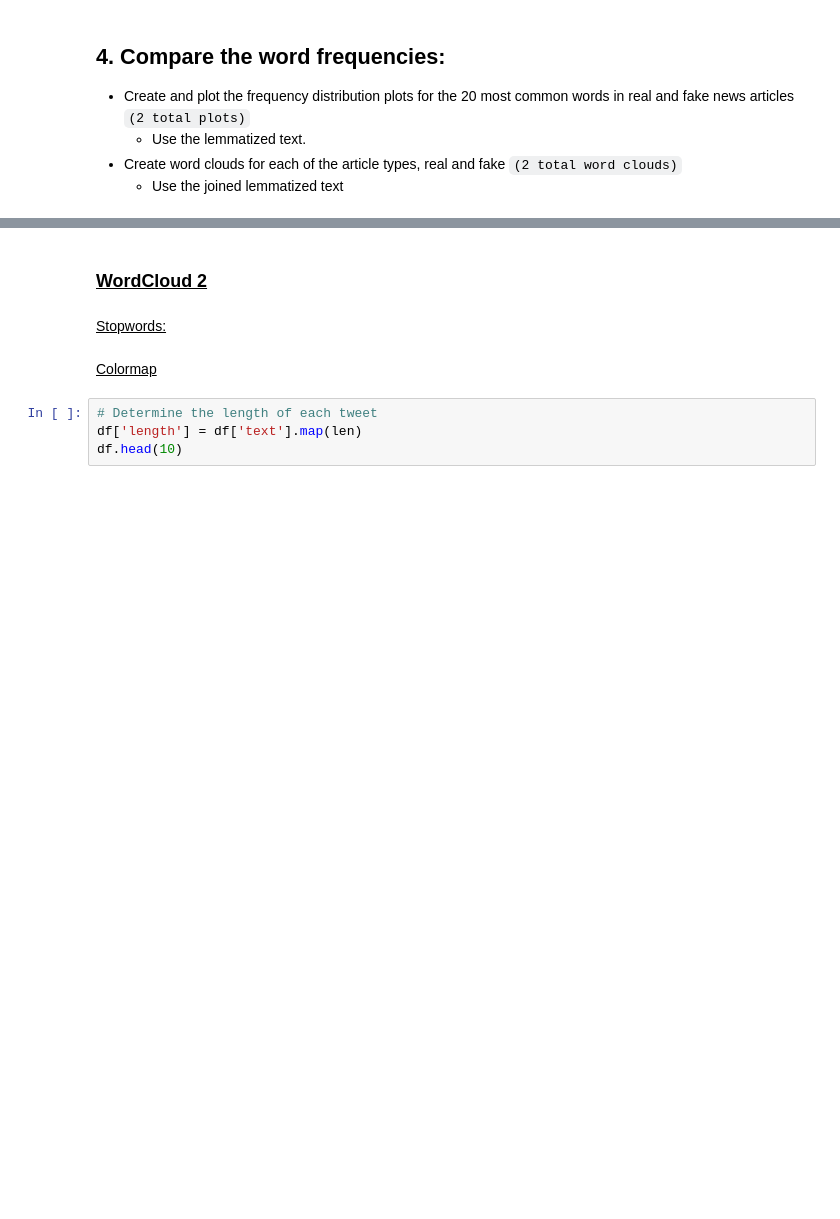
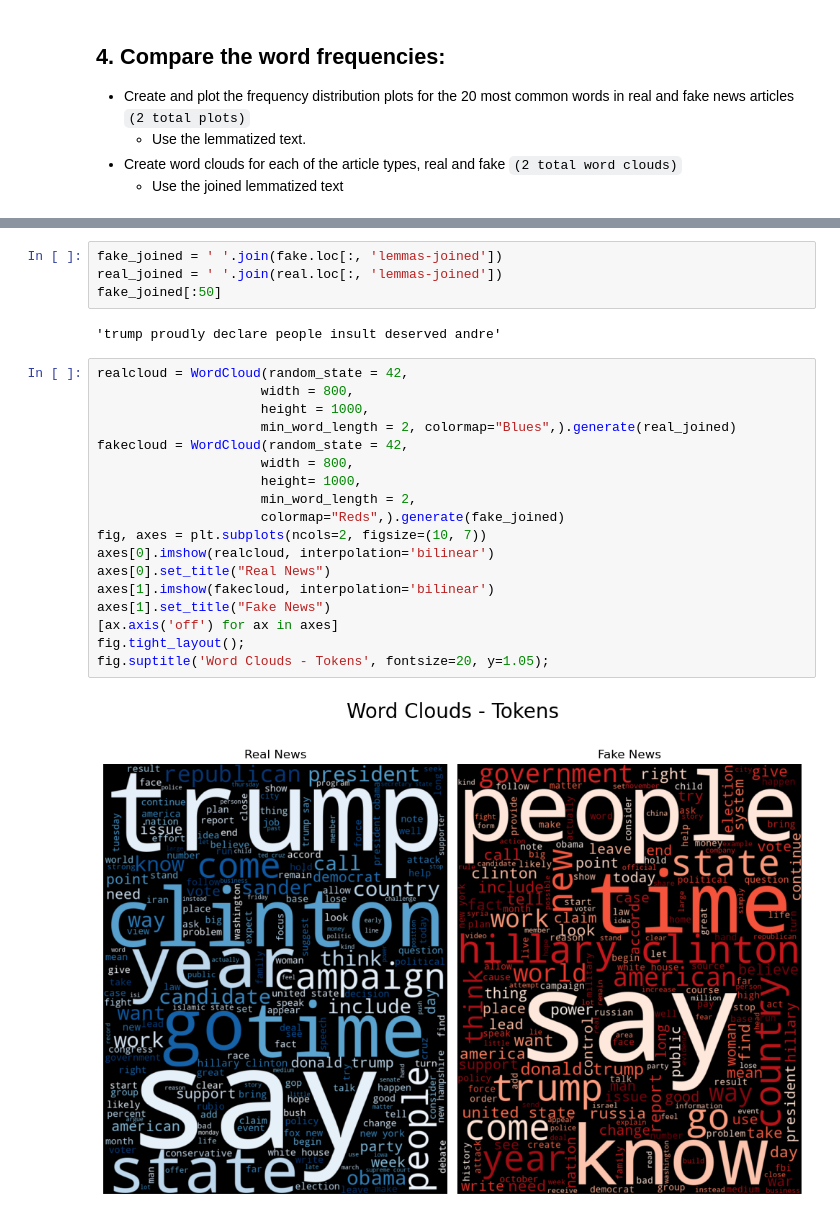
Before and after one commit to VALDE021/Core-Comparing-Texts-EricNV, a Jupyter notebook: Comparing Texts Core.ipynb, the cells around one changed output, grey strips where cells are left out. Drawn from its saved outputs; the diff is of its cells as text; blank space fills up the shorter version.

```diff
--- a/Comparing Texts Core.ipynb
+++ b/Comparing Texts Core.ipynb
@@ -358,10 +270,26 @@ dist.plot(20, title='Real News Data')
-# %% [markdown]
-### <u>WordCloud 2
-# %% [markdown]
-<u>Stopwords:
-# %% [markdown]
-<u>Colormap
-# %%
-# Determine the length of each tweet
-df['length'] = df['text'].map(len)
-df.head(10)
+# %%
+fake_joined = ' '.join(fake.loc[:, 'lemmas-joined'])
+real_joined = ' '.join(real.loc[:, 'lemmas-joined'])
+fake_joined[:50]
+# %% [output]
+'trump proudly declare people insult deserved andre'
+# %%
+realcloud = WordCloud(random_state = 42,
+                     width = 800,
+                     height = 1000,
+                     min_word_length = 2, colormap="Blues",).generate(real_joined)
+fakecloud = WordCloud(random_state = 42,
+                     width = 800,
+                     height= 1000,
+                     min_word_length = 2,
+                     colormap="Reds",).generate(fake_joined)
+fig, axes = plt.subplots(ncols=2, figsize=(10, 7))
+axes[0].imshow(realcloud, interpolation='bilinear')
+axes[0].set_title("Real News")
+axes[1].imshow(fakecloud, interpolation='bilinear')
+axes[1].set_title("Fake News")
+[ax.axis('off') for ax in axes]
+fig.tight_layout();
+fig.suptitle('Word Clouds - Tokens', fontsize=20, y=1.05);
+# %% [output]
+[figure, added]
```
Also changed, not shown: parts of 26 cells of this notebook.
